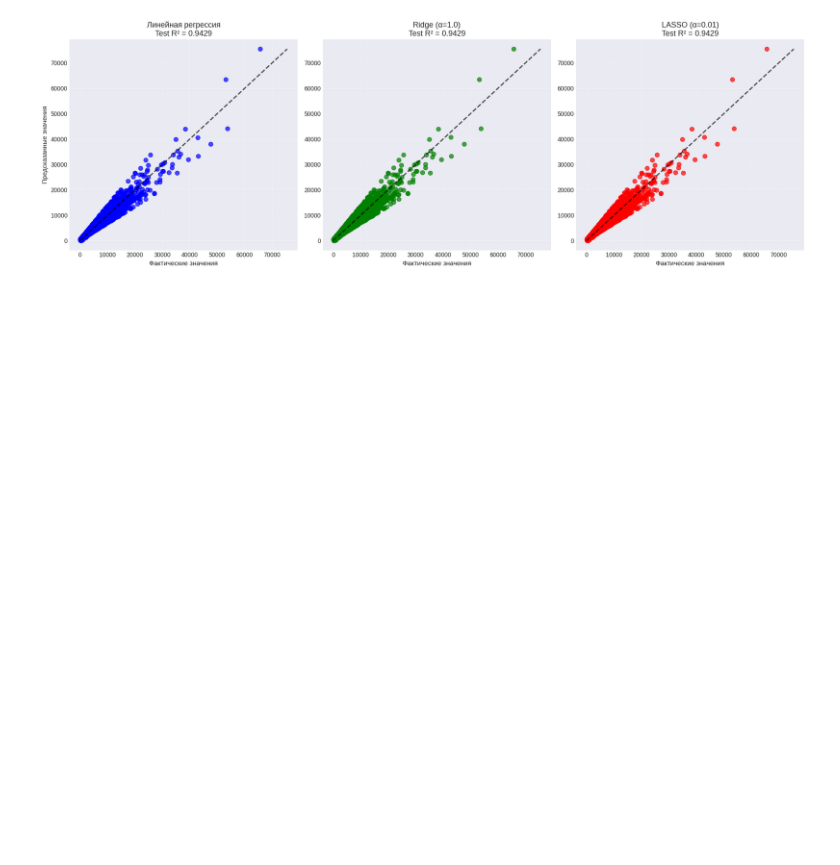
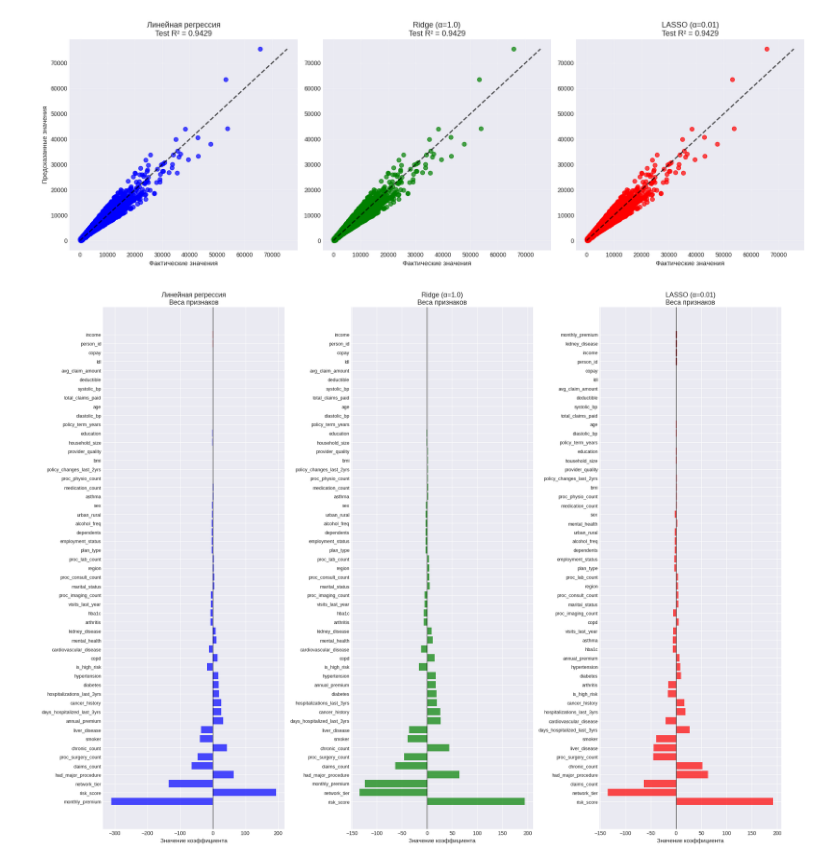
Before and after one commit to EvADarya/Data_processing-DLS-, a Jupyter notebook: Untitled2.ipynb, the cells around one changed output. Saved outputs shown, nothing was run; the diff lists cells and outputs as text; code cells hidden in the pictures; blank space fills up the shorter version.

```diff
--- a/Untitled2.ipynb
+++ b/Untitled2.ipynb
@@ -415,3 +411,78 @@ plt.tight_layout()
 plt.show()
 # %% [output]
 [figure]
+# %%
+if hasattr(X_train, 'columns'):
+    feature_names = X_train.columns.tolist()
+else:
+    feature_names = [f'Feature_{i}' for i in range(X_train.shape[1])]
+
+fig, axes = plt.subplots(1, 3, figsize=(20, 15))
+
+# 1. График для Линейной регрессии
+ax = axes[0]
+model = results['Линейная регрессия']['model']
+coefficients = model.coef_
+
+# Сортируем по абсолютному значению
+sorted_idx = np.argsort(np.abs(coefficients))[::-1]
+sorted_features = [feature_names[i] for i in sorted_idx]
+sorted_coef = coefficients[sorted_idx]
+
+bars = ax.barh(range(len(sorted_coef)), sorted_coef, color='blue', alpha=0.7)
+ax.set_yticks(range(len(sorted_coef)))
+ax.set_yticklabels(sorted_features, fontsize=9)
+ax.set_xlabel('Значение коэффициента', fontsize=11)
+ax.set_title('Линейная регрессия\nВеса признаков', fontsize=13)
+ax.axvline(x=0, color='black', linewidth=0.8)
+
+# Подсвечиваем нулевые значения
+for i, (bar, coef) in enumerate(zip(bars, sorted_coef)):
+    if abs(coef) < 0.0001:  # Практически ноль
+        bar.set_color('red')
+        bar.set_alpha(1.0)
+
+# 2. График для Ridge
+ax = axes[1]
+model = results['Ridge (α=1.0)']['model']
+coefficients = model.coef_
+
+sorted_idx = np.argsort(np.abs(coefficients))[::-1]
+sorted_features = [feature_names[i] for i in sorted_idx]
+sorted_coef = coefficients[sorted_idx]
+
+bars = ax.barh(range(len(sorted_coef)), sorted_coef, color='green', alpha=0.7)
+ax.set_yticks(range(len(sorted_coef)))
+ax.set_yticklabels(sorted_features, fontsize=9)
+ax.set_xlabel('Значение коэффициента', fontsize=11)
+ax.set_title('Ridge (α=1.0)\nВеса признаков', fontsize=13)
+ax.axvline(x=0, color='black', linewidth=0.8)
+
+# 3. График для LASSO
+ax = axes[2]
+model = results['LASSO (α=0.01)']['model']
+coefficients = model.coef_
+
+sorted_idx = np.argsort(np.abs(coefficients))[::-1]
+sorted_features = [feature_names[i] for i in sorted_idx]
+sorted_coef = coefficients[sorted_idx]
+
+bars = ax.barh(range(len(sorted_coef)), sorted_coef, color='red', alpha=0.7)
+ax.set_yticks(range(len(sorted_coef)))
+ax.set_yticklabels(sorted_features, fontsize=9)
+ax.set_xlabel('Значение коэффициента', fontsize=11)
+ax.set_title('LASSO (α=0.01)\nВеса признаков', fontsize=13)
+ax.axvline(x=0, color='black', linewidth=0.8)
+
+# Подсвечиваем нулевые коэффициенты красным
+for i, (bar, coef) in enumerate(zip(bars, sorted_coef)):
+    if abs(coef) < 0.0001:  # Практически ноль
+        bar.set_color('red')
+        bar.set_alpha(1.0)
+        bar.set_edgecolor('darkred')
+        bar.set_linewidth(2)
+
+plt.tight_layout()
+plt.show()
+# %% [output]
+[figure, added]
```
Also changed, not shown: parts of 9 cells of this notebook.
